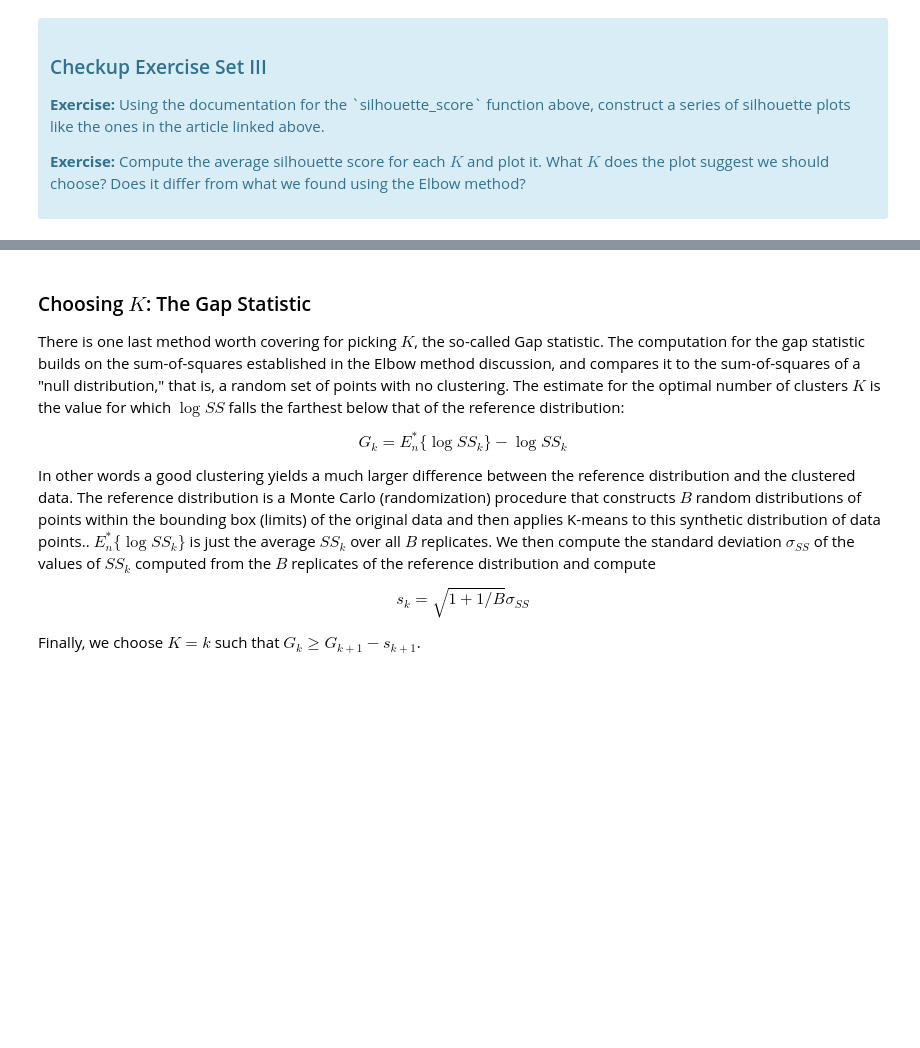
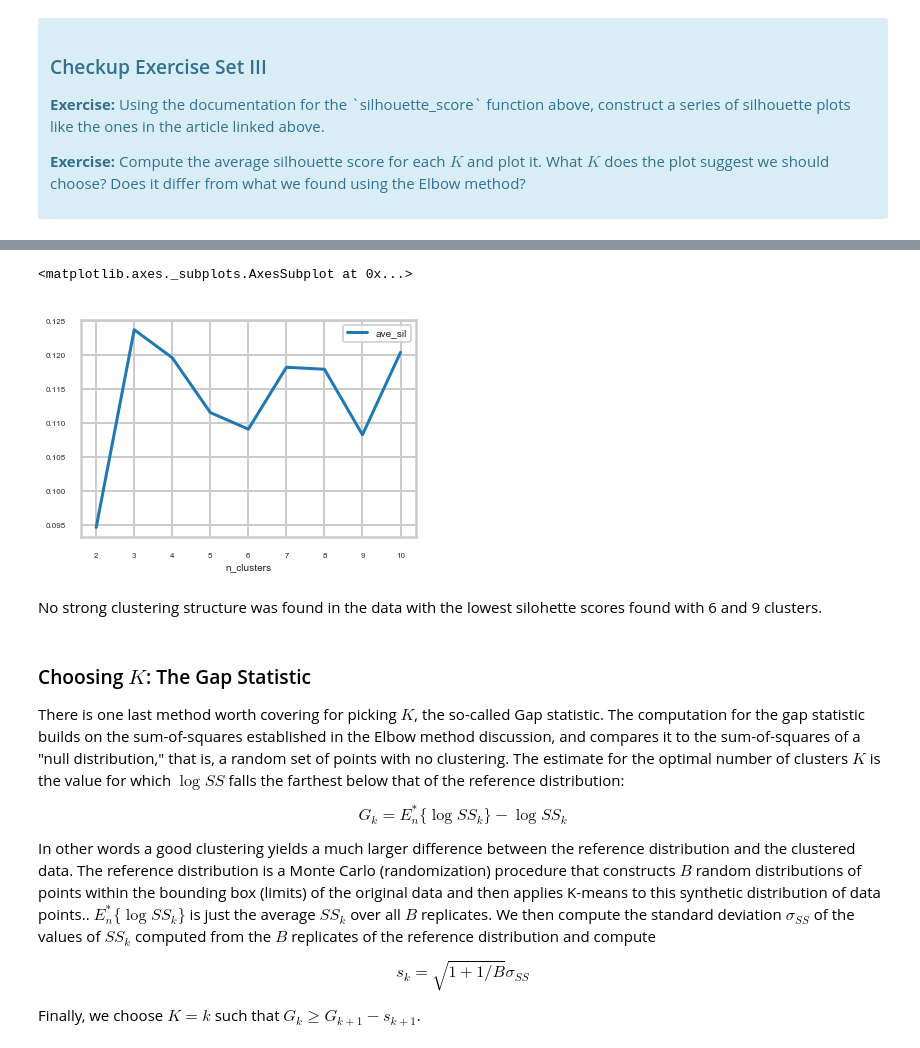
Before and after one commit to alsnkline/Springb, a Jupyter notebook: ml_clustering/Mini_Project_Clustering.ipynb, the cells around one changed output, grey strips where cells are left out. Cells and saved outputs as stored; diff of their text form; code cells hidden in the pictures; blank space fills up the shorter version.

```diff
--- a/ml_clustering/Mini_Project_Clustering.ipynb
+++ b/ml_clustering/Mini_Project_Clustering.ipynb
@@ -296,3 +307,10 @@ For n_clusters = 10 The average silhouette_score is : 0.09724030944697803
+# %%
+cluster_sil_scores.plot(kind='line', x = 'n_clusters', y='ave_sil')
+# %% [output]
+<matplotlib.axes._subplots.AxesSubplot at 0x...>
+[figure, added]
+# %% [markdown]
+No strong clustering structure was found in the data with the lowest silohette scores found with 6 and 9 clusters.
 # %% [markdown]
 ### Choosing $K$: The Gap Statistic
 
```
Also changed, not shown: parts of 8 cells of this notebook, 1 other file.
